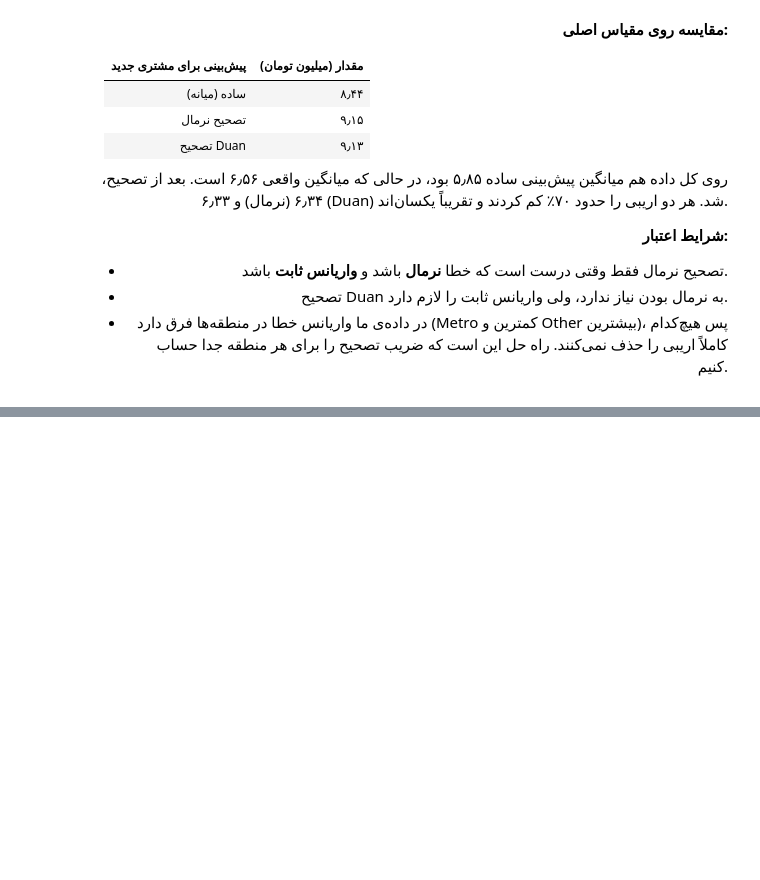
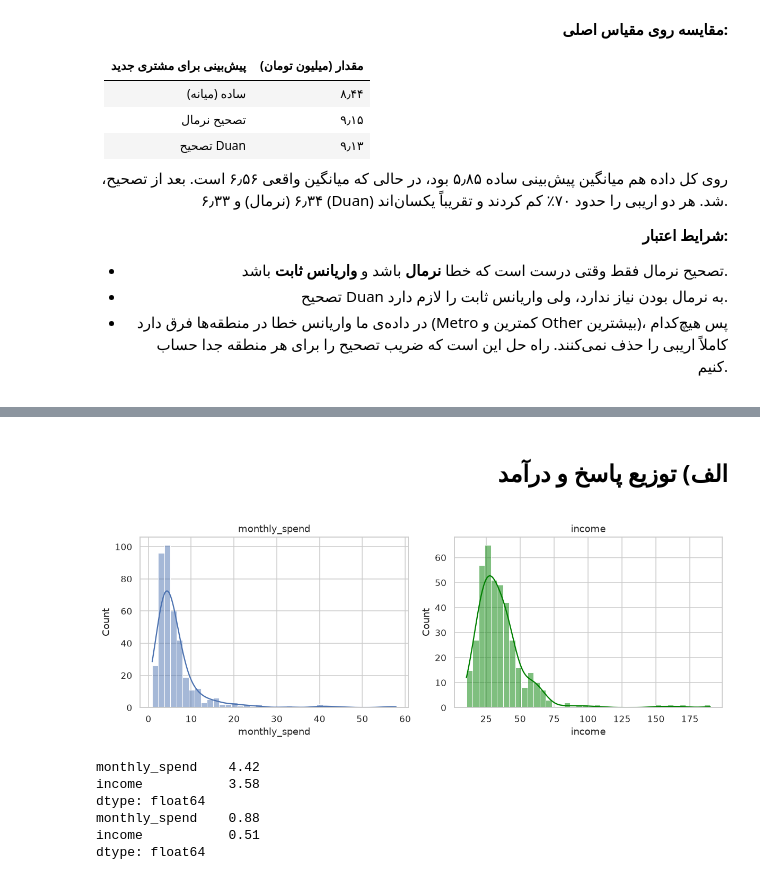
Before and after one commit to KiarashAkbari/ML-CHALLENGE, a Jupyter notebook: term-3/answers/quiz-1-answer/quiz-1-answer.ipynb, the cells around one changed output, grey strips where cells are left out. Cells and saved outputs as stored; diff of their text form; code cells hidden in the pictures; blank space fills up the shorter version.

```diff
--- a/term-3/answers/quiz-1-answer/quiz-1-answer.ipynb
+++ b/term-3/answers/quiz-1-answer/quiz-1-answer.ipynb
@@ -1611,0 +1660,5 @@ OLS هم **نااریب** است و هم **سازگار**. برای نااریب
+# %%
+raw = pd.read_csv(DATA_PATH)
+df = raw.copy()
+print(df.shape)
+df.head()
@@ -1611,0 +1771,8 @@ OLS هم **نااریب** است و هم **سازگار**. برای نااریب
+# %%
+rows = []
+for c in ['income', 'savings', 'investments', 'tenure_months', 'monthly_spend']:
+    q1, q3 = df[c].quantile([0.25, 0.75])
+    k = 3 * (q3 - q1)
+    far = df[(df[c] > q3 + k) | (df[c] < q1 - k)]
+    rows.append({'col': c, 'n_far': len(far), 'max': df[c].max(), 'median': df[c].median()})
+pd.DataFrame(rows)
@@ -1611,0 +1817,5 @@ OLS هم **نااریب** است و هم **سازگار**. برای نااریب
+# %%
+df['region'] = pd.Categorical(df['region'], categories=['Tehran', 'Metro', 'Other'])
+for c in ['n_products', 'late_payments', 'legal_case', 'default']:
+    df[c] = df[c].astype(int)
+print(list(df['region'].cat.categories), len(raw), len(df))
@@ -1611,0 +1856,30 @@ OLS هم **نااریب** است و هم **سازگار**. برای نااریب
+# %%
+import seaborn as sns
+import matplotlib.pyplot as plt
+
+sns.set(style='whitegrid')
+plt.rcParams['figure.dpi'] = 110
+# %% [markdown]
+<div dir="rtl" style="text-align: right;">
+
+## الف) توزیع پاسخ و درآمد
+
+</div>
+# %%
+fig, ax = plt.subplots(1, 2, figsize=(11, 4))
+sns.histplot(df['monthly_spend'], bins=40, kde=True, ax=ax[0])
+sns.histplot(df['income'], bins=40, kde=True, ax=ax[1], color='green')
+ax[0].set_title('monthly_spend'); ax[1].set_title('income')
+plt.tight_layout()
+plt.show()
+
+print(df[['monthly_spend', 'income']].skew().round(2))
+print(np.log(df[['monthly_spend', 'income']]).skew().round(2))
+# %% [output]
+[figure, added]
+monthly_spend    4.42
+income           3.58
+dtype: float64
+monthly_spend    0.88
+income           0.51
+dtype: float64
```
Also changed, not shown: parts of 103 cells of this notebook.
